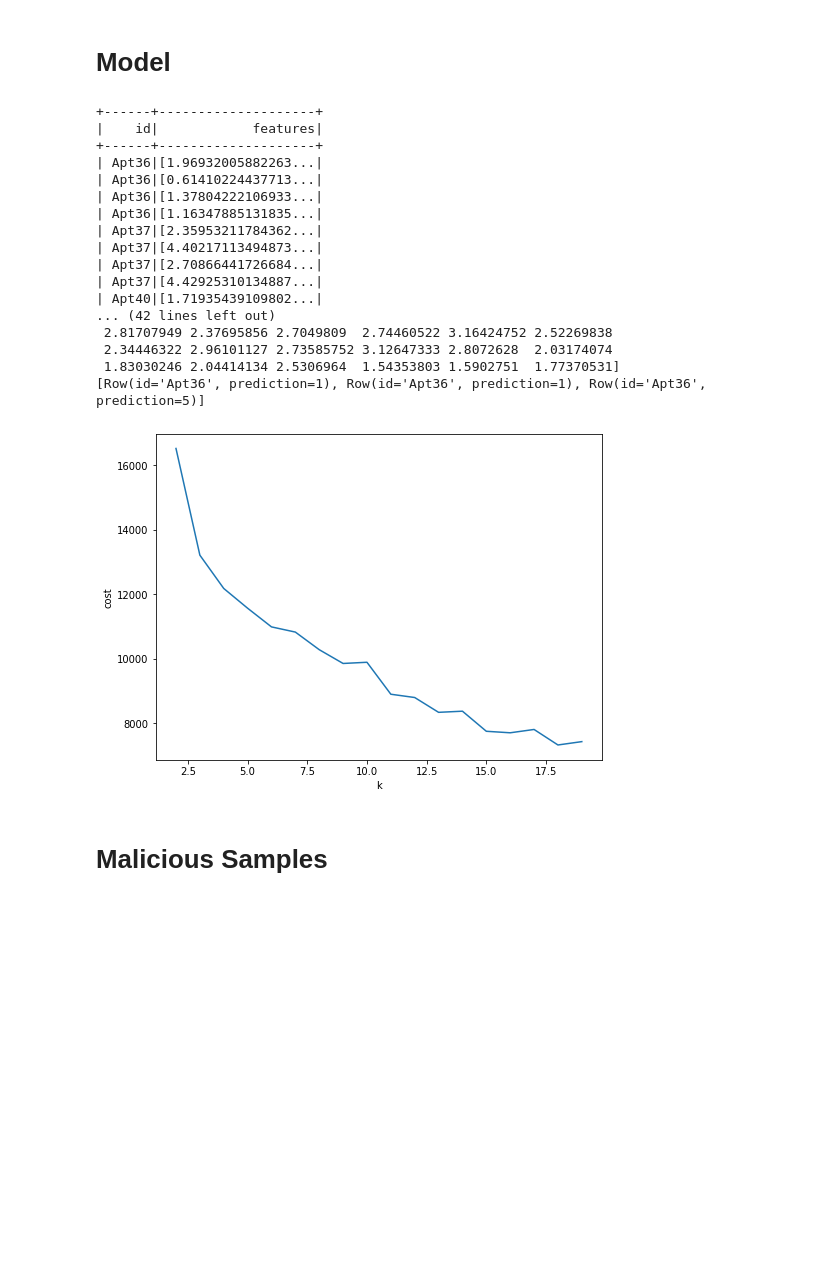
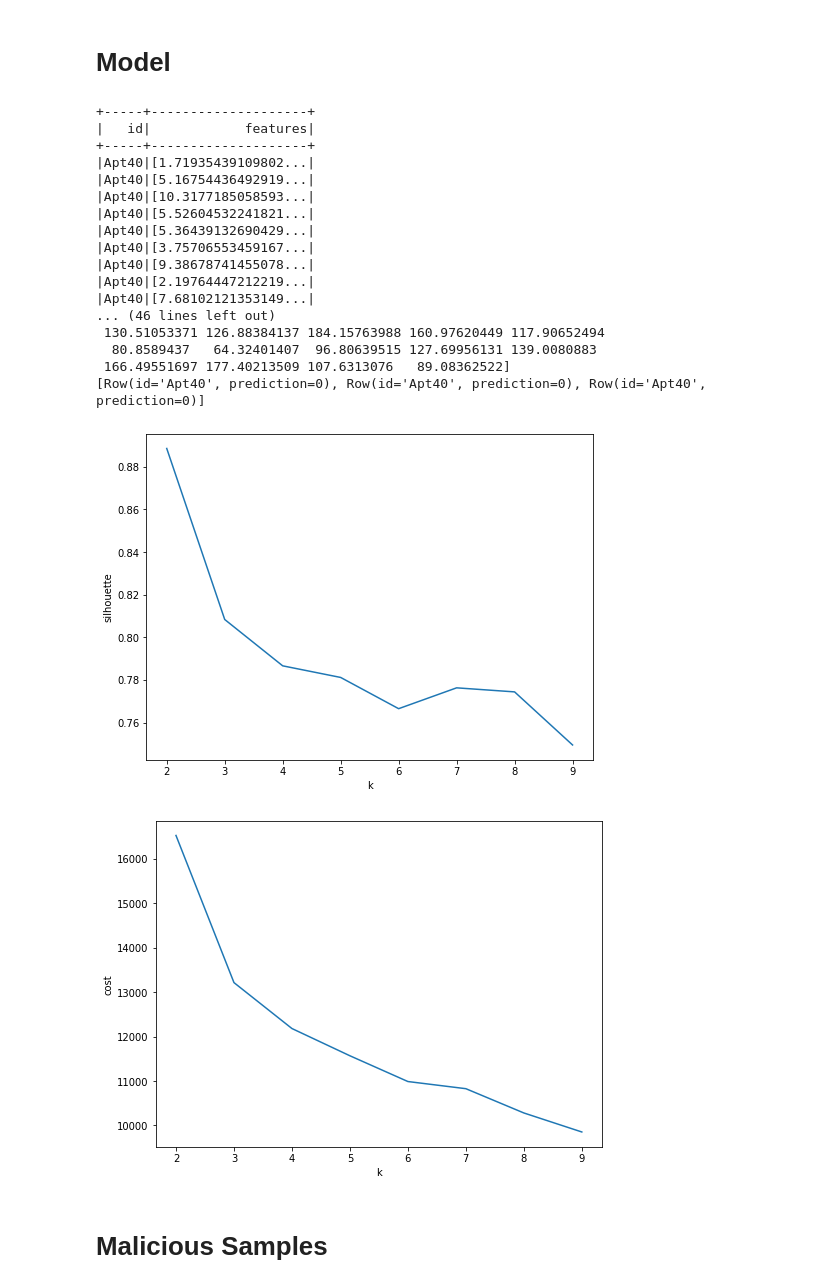
Before and after one commit to soroushomidvar/anomaly-detection, a Jupyter notebook: Master Thesis.ipynb, the cells around one changed output. Cells and saved outputs as stored; diff of their text form; code cells hidden in the pictures; blank space fills up the shorter version.

Commit message:
adding silhouette, plot that and filtering sdf based on ID

```diff
--- a/Master Thesis.ipynb
+++ b/Master Thesis.ipynb
@@ -275,7 +275,8 @@ def prepare_for_kmeans(sdf):
     temp=split_power(temp)
 
     #filter date
-    temp=temp.filter(temp.date > "2014-08-15").filter(temp.date < "2014-08-19")
+    #temp=temp.filter(temp.date > "2014-08-15").filter(temp.date < "2014-08-19") # filter dates
+    temp=temp.filter(temp.id == "Apt40") # filter IDs
 
     #filter valid rows
     temp=temp.filter(temp.V==True)
@@ -299,62 +300,73 @@ print(sdf_kmeans.count())
 sdf_kmeans.printSchema()
 
 #find best k
-MAX_k=20
-cost = np.zeros(MAX_k)
+MAX_k=10
+costs = np.zeros(MAX_k)
+silhouettes = np.zeros(MAX_k)
 for k in range(2,MAX_k):
     kmeans = KMeans().setK(k).setSeed(1)
     model = kmeans.fit(sdf_kmeans)
-    cost[k] = model.computeCost(sdf_kmeans) # requires Spark 2.0 or later
+    costs[k] = model.computeCost(sdf_kmeans) # requires Spark 2.0 or later
+    predictions = model.transform(sdf_kmeans)
+    evaluator = ClusteringEvaluator()
+    silhouettes[k] = evaluator.evaluate(predictions)
+
+#show best k
+fig, ax = plt.subplots(1,1, figsize =(8,6))
+ax.plot(range(2,MAX_k),silhouettes[2:MAX_k])
+ax.set_xlabel('k')
+ax.set_ylabel('silhouette')
 
 #show best k
 fig, ax = plt.subplots(1,1, figsize =(8,6))
 ax.plot(range(2,MAX_k),cost[2:MAX_k])
 ax.set_xlabel('k')
 ax.set_ylabel('cost')
 
 # Trains a k-means model.
 kmeans = KMeans().setK(6).setSeed(1)
 model = kmeans.fit(sdf_kmeans)
 
 # Make predictions
 predictions = model.transform(sdf_kmeans)
 
 # Evaluate clustering by computing Silhouette score
 evaluator = ClusteringEvaluator()
 
 silhouette = evaluator.evaluate(predictions)
 print("Silhouette with squared euclidean distance = " + str(silhouette))
 
 # Shows the result.
 centers = model.clusterCenters()
 print("Cluster Centers: ")
 for center in centers:
     print(center)
 
 transformed = model.transform(sdf_kmeans).select('id', 'prediction')
 rows = transformed.collect()
 print(rows[:3])
 #prediction = spark.createDataFrame(rows)
 #prediction.show()
 # %% [output]
-+------+--------------------+
-|    id|            features|
-+------+--------------------+
-| Apt36|[1.96932005882263...|
-| Apt36|[0.61410224437713...|
-| Apt36|[1.37804222106933...|
-| Apt36|[1.16347885131835...|
-| Apt37|[2.35953211784362...|
-| Apt37|[4.40217113494873...|
-| Apt37|[2.70866441726684...|
-| Apt37|[4.42925310134887...|
-| Apt40|[1.71935439109802...|
-... (42 lines left out)
- 2.81707949 2.37695856 2.7049809  2.74460522 3.16424752 2.52269838
- 2.34446322 2.96101127 2.73585752 3.12647333 2.8072628  2.03174074
- 1.83030246 2.04414134 2.5306964  1.54353803 1.5902751  1.77370531]
-[Row(id='Apt36', prediction=1), Row(id='Apt36', prediction=1), Row(id='Apt36', prediction=5)]
++-----+--------------------+
+|   id|            features|
++-----+--------------------+
+|Apt40|[1.71935439109802...|
+|Apt40|[5.16754436492919...|
+|Apt40|[10.3177185058593...|
+|Apt40|[5.52604532241821...|
+|Apt40|[5.36439132690429...|
+|Apt40|[3.75706553459167...|
+|Apt40|[9.38678741455078...|
+|Apt40|[2.19764447212219...|
+|Apt40|[7.68102121353149...|
+... (46 lines left out)
+ 130.51053371 126.88384137 184.15763988 160.97620449 117.90652494
+  80.8589437   64.32401407  96.80639515 127.69956131 139.0080883
+ 166.49551697 177.40213509 107.6313076   89.08362522]
+[Row(id='Apt40', prediction=0), Row(id='Apt40', prediction=0), Row(id='Apt40', prediction=0)]
-[figure, old version]
+[figure, new version]
+[figure, added]
 # %% [markdown]
 # **Malicious Samples**
 # %%
```
Also changed, not shown: parts of 2 cells of this notebook.
